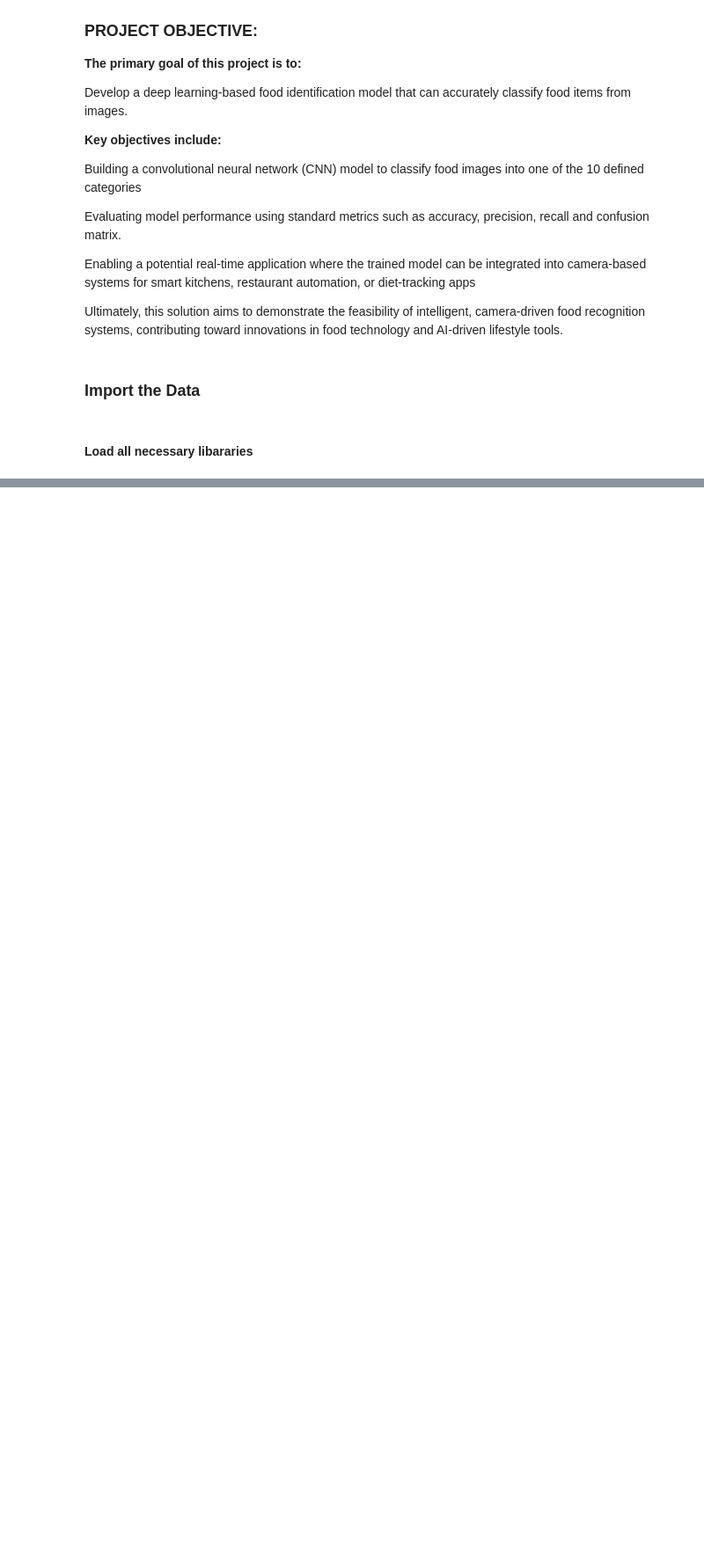
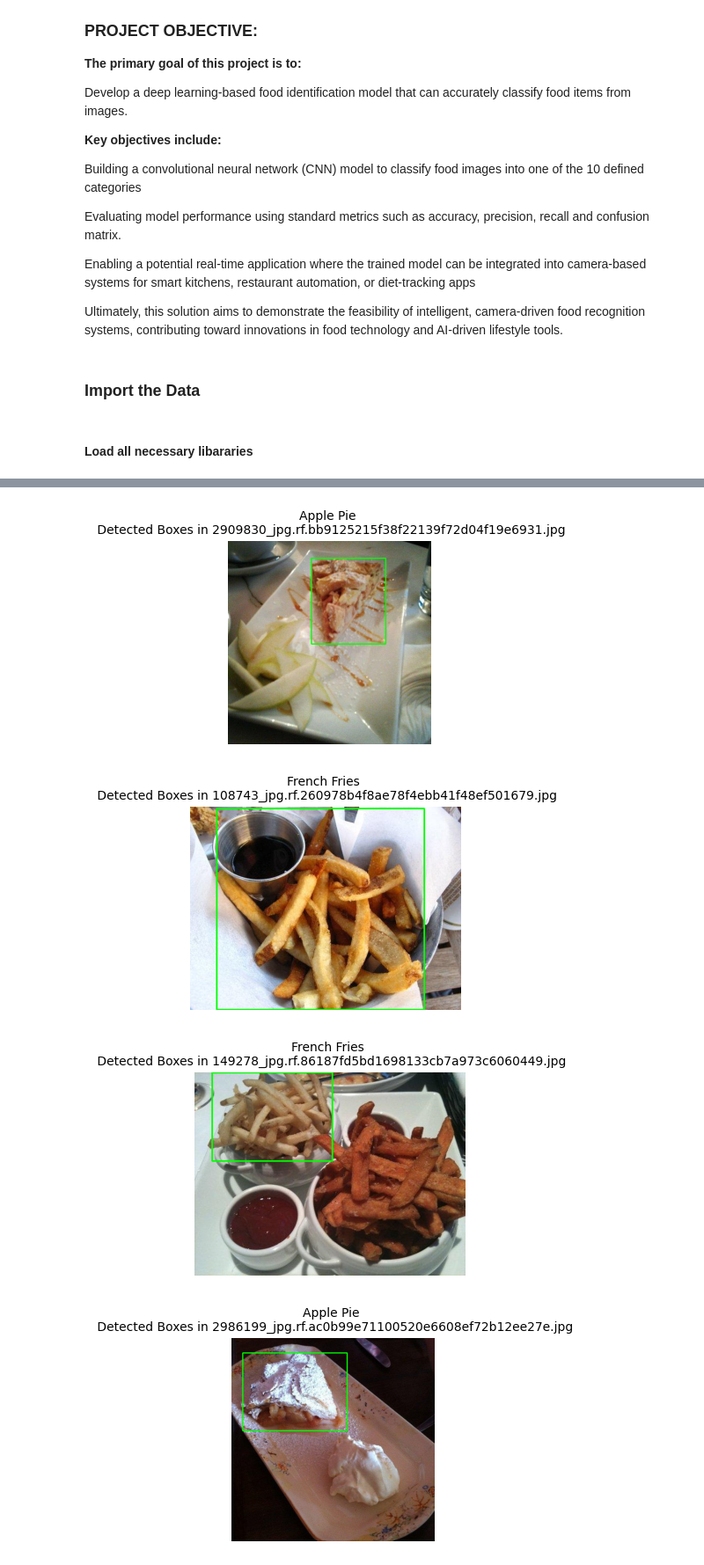
Before and after one commit to thamotharanr/AIML-Computer-Vision-Food-101-Detection, a Jupyter notebook: AIML-Computer-Vision-Food-101-Detection.ipynb, the cells around one changed output, grey strips where cells are left out. Shown at 88% size. Drawn from its saved outputs; the diff is of its cells as text; code cells hidden in the pictures; blank space fills up the shorter version.

```diff
--- a/AIML-Computer-Vision-Food-101-Detection.ipynb
+++ b/AIML-Computer-Vision-Food-101-Detection.ipynb
@@ -75,0 +427,65 @@ from tensorflow.keras import Input
+# %%
+import pandas as pd
+import os
+import glob
+import cv2
+import matplotlib.pyplot as plt
+
+# Load dataset
+df = pd.read_csv('Datasetv1/original_images/_annotations.csv')
+
+# Get first 5 unique image names
+sample_images = df[:5]
+
+# Define folder and image extensions
+folder_path = 'Datasetv1/original_images'
+image_extensions = ['*.jpg', '*.jpeg', '*.png']
+
+# Collect all image paths
+image_files = []
+for ext in image_extensions:
+    image_files.extend(glob.glob(os.path.join(folder_path, '**', ext), recursive=True))
+
+# Create a dict for quick lookup: {filename: full_path}
+image_dict = {os.path.basename(path): path for path in image_files}
+
+
+# Process and display each image
+for index, imgdata in sample_images.iterrows():
+    image_path = image_dict.get(imgdata['filename'])
+    if not image_path:
+        print(f"Image file not found for: {imgdata['filename']}")
+        continue
+
+    image = cv2.imread(image_path)
+
+    if image is None:
+        print(f"Could not read image: {image_path}")
+        continue
+
+    # Draw rectangles for annotations from the DataFrame
+    for _, row in df[df['filename'] == imgdata['filename']].iterrows():
+        xmin = int(row['xmin'])
+        ymin = int(row['ymin'])
+        xmax = int(row['xmax'])
+        ymax = int(row['ymax'])
+        label = row['class'] if 'class' in row else ''
+
+        # Draw rectangle
+        cv2.rectangle(image, (xmin, ymin), (xmax, ymax), (0, 255, 0), 2)
+
+    # Convert to RGB for display in matplotlib
+    image_rgb = cv2.cvtColor(image, cv2.COLOR_BGR2RGB)
+
+    # Show the image
+    plt.figure(figsize=(5, 3))
+    plt.imshow(image_rgb)
+    plt.title(f"Class: ")
+    plt.title(f"{imgdata['class']} \n Detected Boxes in {imgdata['filename']}", fontsize=10 )
+    plt.axis('off')
+    plt.show()
+# %% [output]
+[figure, added]
+[figure, added]
+[figure, added]
+[figure, added]
```
Also changed, not shown: parts of 29 cells of this notebook, 12 other files.
